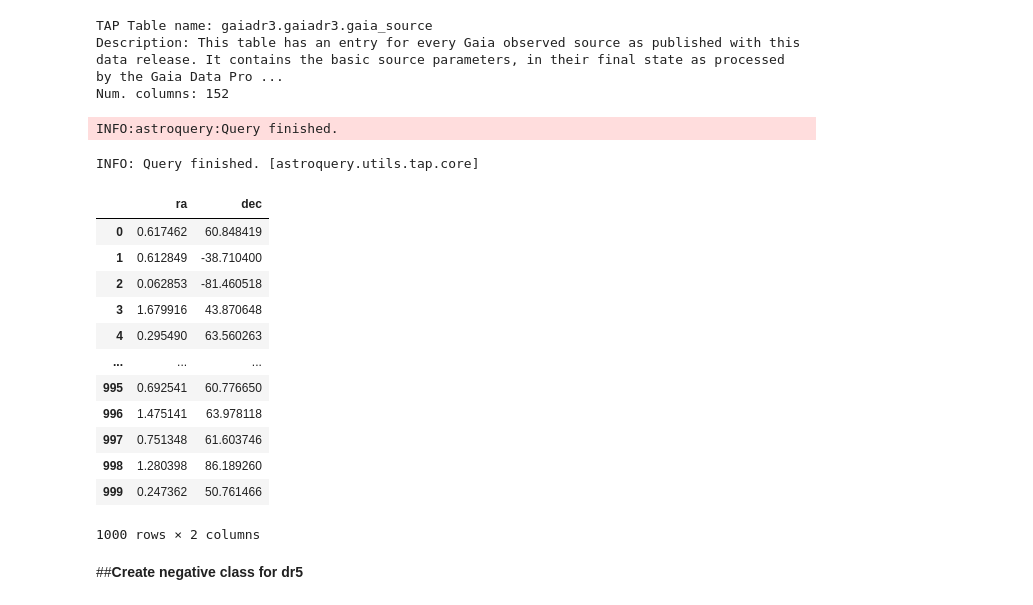
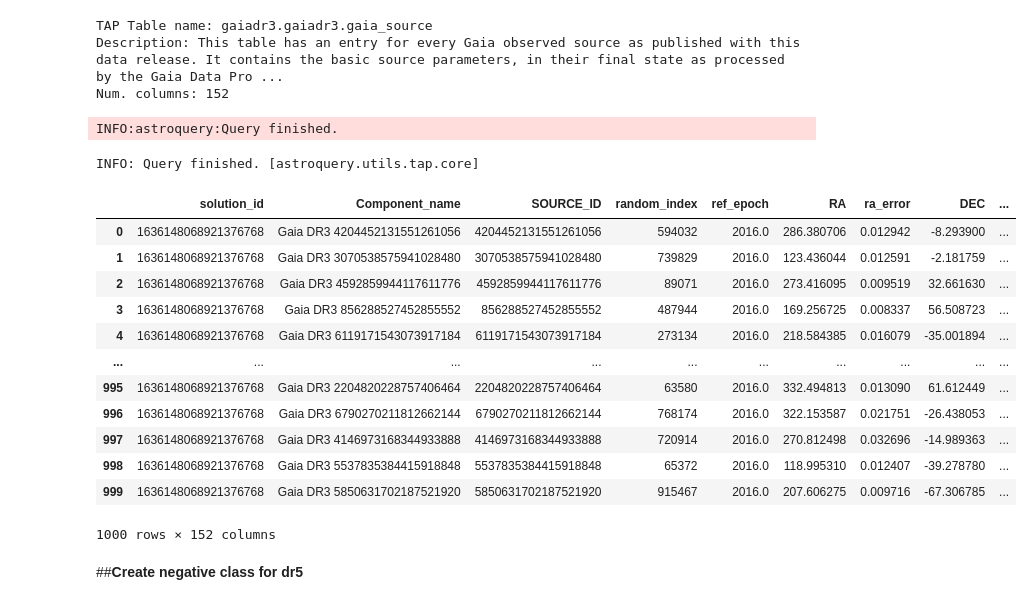
Before and after one commit to pelancha/galaxyHackers, a Jupyter notebook: notebooks/data.ipynb, the cells around one changed output. Saved outputs shown, nothing was run; the diff lists cells and outputs as text; code cells hidden in the pictures.

```diff
--- a/notebooks/data.ipynb
+++ b/notebooks/data.ipynb
@@ -236,28 +218,28 @@ TAP Table name: gaiadr3.gaiadr3.gaia_source
 Description: This table has an entry for every Gaia observed source as published with this data release. It contains the basic source parameters, in their final state as processed by the Gaia Data Pro ...
 Num. columns: 152
 # %%
-job = Gaia.launch_job_async("select ra, dec "
-                            "from gaiadr3.gaia_source")
+job = Gaia.launch_job_async("select * from gaiadr3.gaia_source "
+                            "where random_index between 0 and 1000000 and phot_g_mean_mag < 12 and parallax is not null")
 gaiaResponse = job.get_results().to_pandas()
-random_samples = gaiaResponse.sample(n=1000).reset_index(drop=True)
-random_samples.to_csv('gaia_table.csv')
-random_samples
+data_gaia = gaiaResponse.sample(n=1000).reset_index(drop=True).rename(columns={"DESIGNATION": "Component_name", "ra": "RA", "dec": "DEC"})
+# random_samples.to_csv('./data/Data224/test_gaia.csv',index=False)
+data_gaia
 # %% [output]
 INFO:astroquery:Query finished.
 INFO: Query finished. [astroquery.utils.tap.core]
-|  | ra | dec |
-| 0 | 0.617462 | 60.848419 |
-| 1 | 0.612849 | -38.710400 |
-| 2 | 0.062853 | -81.460518 |
-| 3 | 1.679916 | 43.870648 |
-| 4 | 0.295490 | 63.560263 |
-| ... | ... | ... |
-| 995 | 0.692541 | 60.776650 |
-| 996 | 1.475141 | 63.978118 |
-| 997 | 0.751348 | 61.603746 |
-| 998 | 1.280398 | 86.189260 |
-| 999 | 0.247362 | 50.761466 |
+|  | solution_id | Component_name | SOURCE_ID | random_index | ref_epoch | RA | ra_error | DEC | ... |
+| 0 | 1636148068921376768 | Gaia DR3 4204452131551261056 | 4204452131551261056 | 594032 | 2016.0 | 286.380706 | 0.012942 | -8.293900 | ... |
+| 1 | 1636148068921376768 | Gaia DR3 3070538575941028480 | 3070538575941028480 | 739829 | 2016.0 | 123.436044 | 0.012591 | -2.181759 | ... |
+| 2 | 1636148068921376768 | Gaia DR3 4592859944117611776 | 4592859944117611776 | 89071 | 2016.0 | 273.416095 | 0.009519 | 32.661630 | ... |
+| 3 | 1636148068921376768 | Gaia DR3 856288527452855552 | 856288527452855552 | 487944 | 2016.0 | 169.256725 | 0.008337 | 56.508723 | ... |
+| 4 | 1636148068921376768 | Gaia DR3 6119171543073917184 | 6119171543073917184 | 273134 | 2016.0 | 218.584385 | 0.016079 | -35.001894 | ... |
+| ... | ... | ... | ... | ... | ... | ... | ... | ... | ... |
+| 995 | 1636148068921376768 | Gaia DR3 2204820228757406464 | 2204820228757406464 | 63580 | 2016.0 | 332.494813 | 0.013090 | 61.612449 | ... |
+| 996 | 1636148068921376768 | Gaia DR3 6790270211812662144 | 6790270211812662144 | 768174 | 2016.0 | 322.153587 | 0.021751 | -26.438053 | ... |
+| 997 | 1636148068921376768 | Gaia DR3 4146973168344933888 | 4146973168344933888 | 720914 | 2016.0 | 270.812498 | 0.032696 | -14.989363 | ... |
+| 998 | 1636148068921376768 | Gaia DR3 5537835384415918848 | 5537835384415918848 | 65372 | 2016.0 | 118.995310 | 0.012407 | -39.278780 | ... |
+| 999 | 1636148068921376768 | Gaia DR3 5850631702187521920 | 5850631702187521920 | 915467 | 2016.0 | 207.606275 | 0.009716 | -67.306785 | ... |
-1000 rows × 2 columns
+1000 rows × 152 columns
 # %%
 # Gaia.remove_jobs(["1713869653213O", "1713869649909O"])
 # %% [markdown]
```
Also changed, not shown: parts of 34 cells of this notebook.
